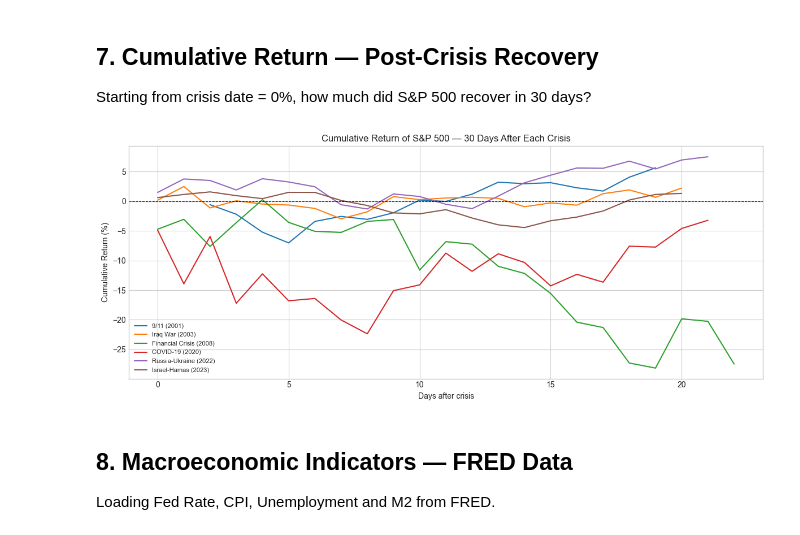
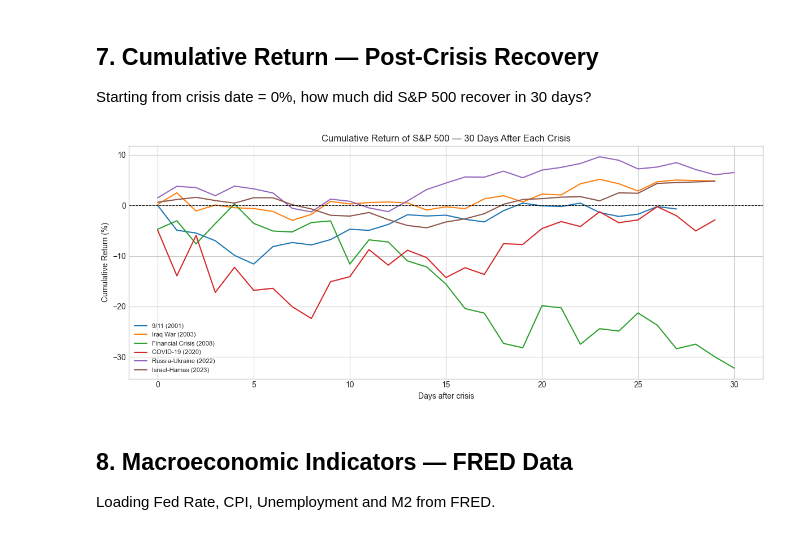
Before and after one commit to yagmurcaloglu-design/DSA_210_TermProject, a Jupyter notebook: eda.ipynb, the cells around one changed output. Drawn from its saved outputs; the diff is of its cells as text; code cells hidden in the pictures.

```diff
--- a/eda.ipynb
+++ b/eda.ipynb
@@ -248,30 +248,30 @@ Starting from crisis date = 0%, how much did S&P 500 recover in 30 days?
 # %%
 fig, ax = plt.subplots(figsize=(12, 5))
 
 colors = ['#1f77b4','#ff7f0e','#2ca02c','#d62728','#9467bd','#8c564b']
 
 for i, (crisis_name, crisis_date_str) in enumerate(CRISES.items()):
     crisis_date = pd.Timestamp(crisis_date_str)
-    post_end    = crisis_date + pd.Timedelta(days=30)
+    post_end = crisis_date + pd.offsets.BusinessDay(30)
 
     post_ret = returns['SP500'].loc[crisis_date : post_end]
 
     # Cumulative return: (1 + r1/100) * (1 + r2/100) * ... - 1
     cumulative = (1 + post_ret / 100).cumprod() - 1
     cumulative = cumulative * 100  # convert to percent
 
     days = range(len(cumulative))
     ax.plot(days, cumulative.values, label=crisis_name, color=colors[i], linewidth=1.5)
 
 ax.axhline(0, color='black', linewidth=0.8, linestyle='--')
 ax.set_title('Cumulative Return of S&P 500 — 30 Days After Each Crisis')
 ax.set_xlabel('Days after crisis')
 ax.set_ylabel('Cumulative Return (%)')
 ax.legend(fontsize=8)
 plt.tight_layout()
 plt.show()
 # %% [output]
-[figure, old version]
+[figure, new version]
 # %% [markdown]
 ## 8. Macroeconomic Indicators — FRED Data
 Loading Fed Rate, CPI, Unemployment and M2 from FRED.
```
Also changed, not shown: parts of 12 cells of this notebook, 16 other files.
